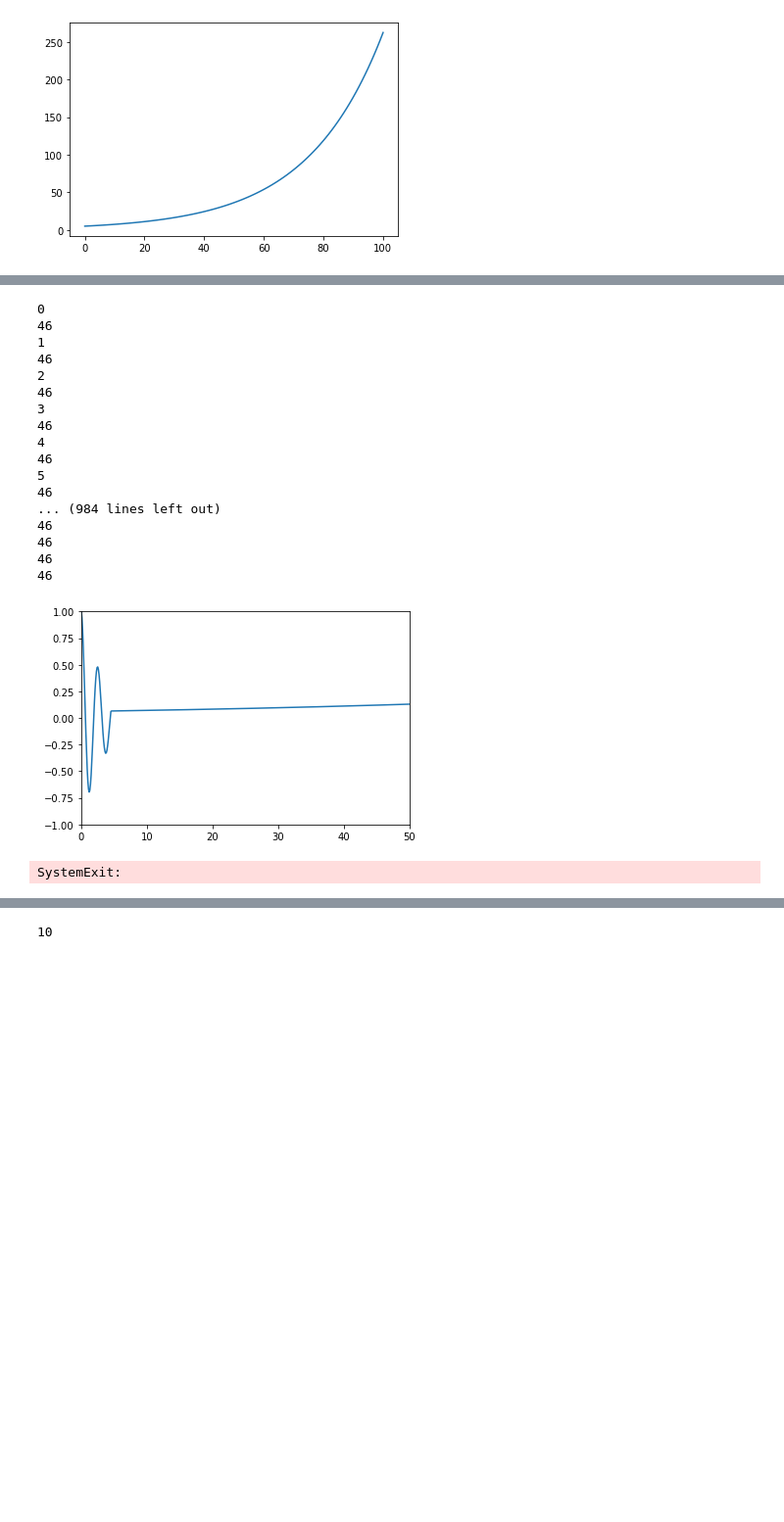
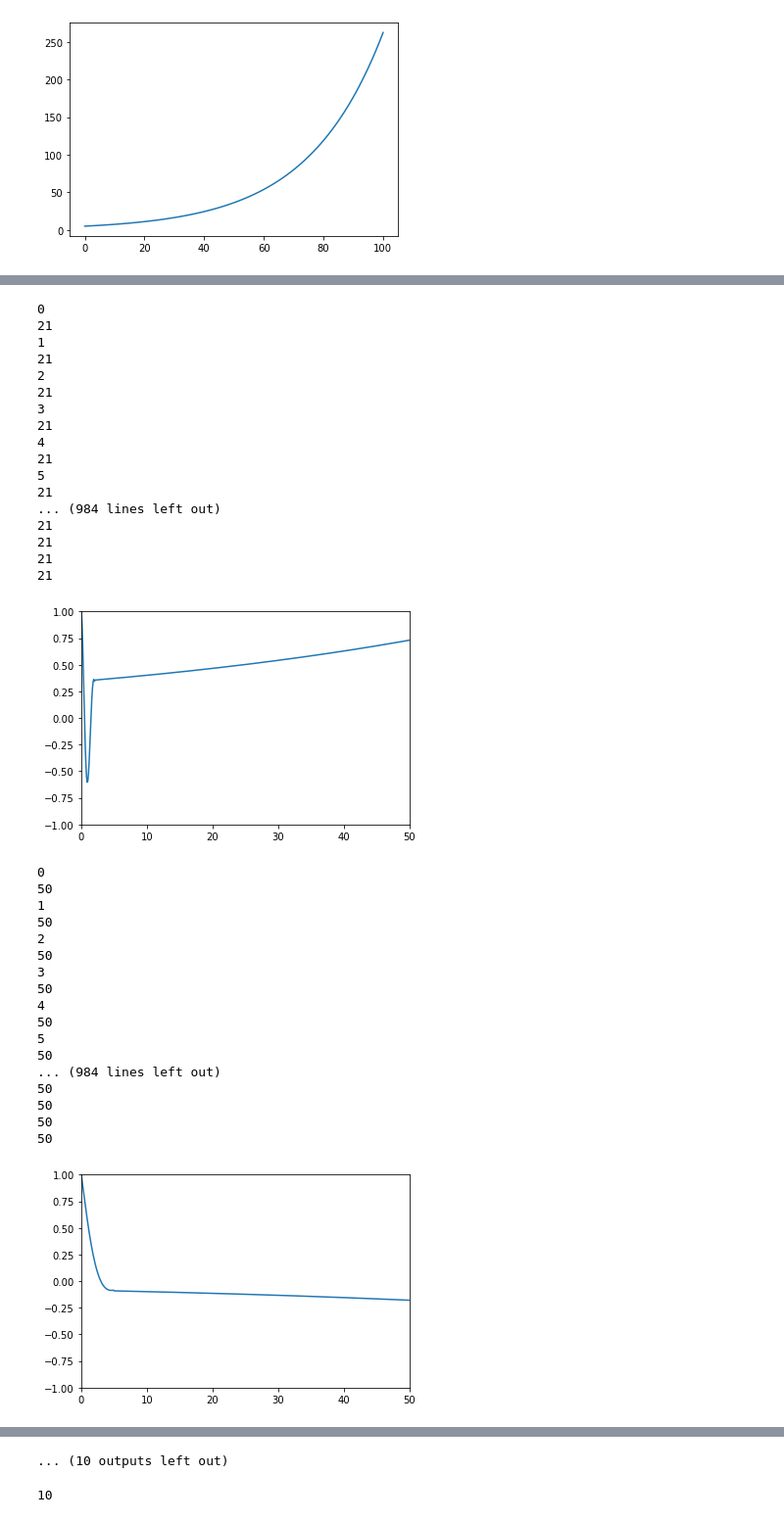
Before and after one commit to SchultzVV/Biology, a Jupyter notebook: method_prove/Show Dataset.ipynb, the cells around one changed output, grey strips where cells are left out. Shown at 98% size. Drawn from its saved outputs; the diff is of its cells as text; code cells hidden in the pictures; blank space fills up the shorter version.

```diff
--- a/method_prove/Show Dataset.ipynb
+++ b/method_prove/Show Dataset.ipynb
@@ -124,53 +118,70 @@ def Dataset(n_batch, batch_size, exemplos_por_batch):
                     yy = expon(a,0.015,l)
                     y.append(yy)
                     tpred.append(l)
-            plt.clf()  # uncoment to graph
-            plt.xlim([0, 50])  # uncoment to graph
-            plt.ylim([-1, 1])  # uncoment to graph
-            plt.plot(tpred, y)  # uncoment to graph
-            plt.pause(0.5)  # uncoment to graph
+                plt.clf()  # uncoment to graph
+                plt.xlim([0, 50])  # uncoment to graph
+                plt.ylim([-1, 1])  # uncoment to graph
+                plt.plot(tpred, y)  # uncoment to graph
+                plt.pause(0.5)  # uncoment to graph
             s.exit()
             t.append(tpred)
             position.append(y)
             full += 1
         inp.append(position)
         question.append(t)
     KK = np.array(KK).reshape(n_batch, batch_size, 1)   # To works on scynet
     BB = np.array(BB).reshape(n_batch, batch_size, 1)   # To works on scynet
     Constantes = [KK, BB]
     inp = torch.as_tensor(inp)
     question = torch.as_tensor(question)
     plt.show()
     print('shape(question) =', np.shape(question))
     print('Constantes =', np.shape(Constantes))
     sys.exit()
     address = open("positions", "wb")
     pickle.dump(inp, address)
     address.close()
     address = open("question", "wb")
     pickle.dump(question, address)
     address.close()
     address = open("Constantes", "wb")
     pickle.dump(Constantes, address)
     address.close()
-Dataset(5,1000,50)
+Dataset(5,2,50)
 # %% [output]
 0
-46
+21
 1
-46
+21
 2
-46
+21
 3
-46
+21
 4
-46
+21
 5
-46
+21
 ... (984 lines left out)
-46
-46
-46
-46
+21
+21
+21
+21
-[figure, old version]
+[figure, new version]
-SystemExit:
+0
+50
+1
+50
+2
+50
+3
+50
+4
+50
+5
+50
+... (984 lines left out)
+50
+50
+50
+50
+[figure, added]
@@ -177,3 +260,4 @@ SystemExit:
+... (10 outputs left out)
 # %%
 import random as rd
 print(rd.randint(0,10))
```
Also changed, not shown: parts of 2 cells of this notebook.
